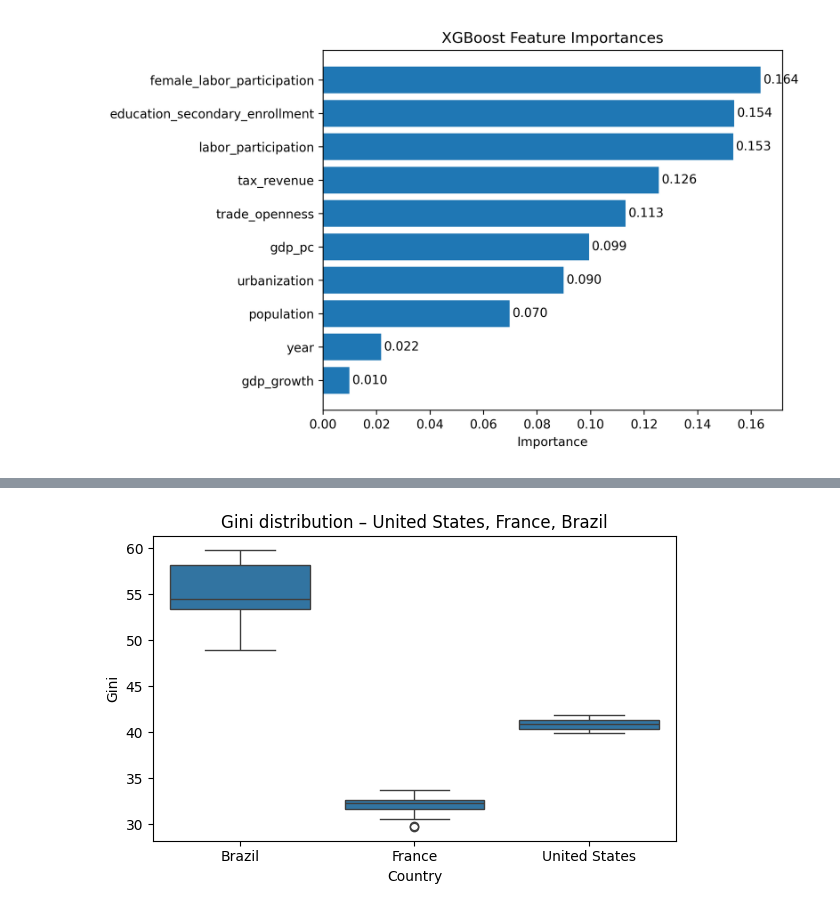
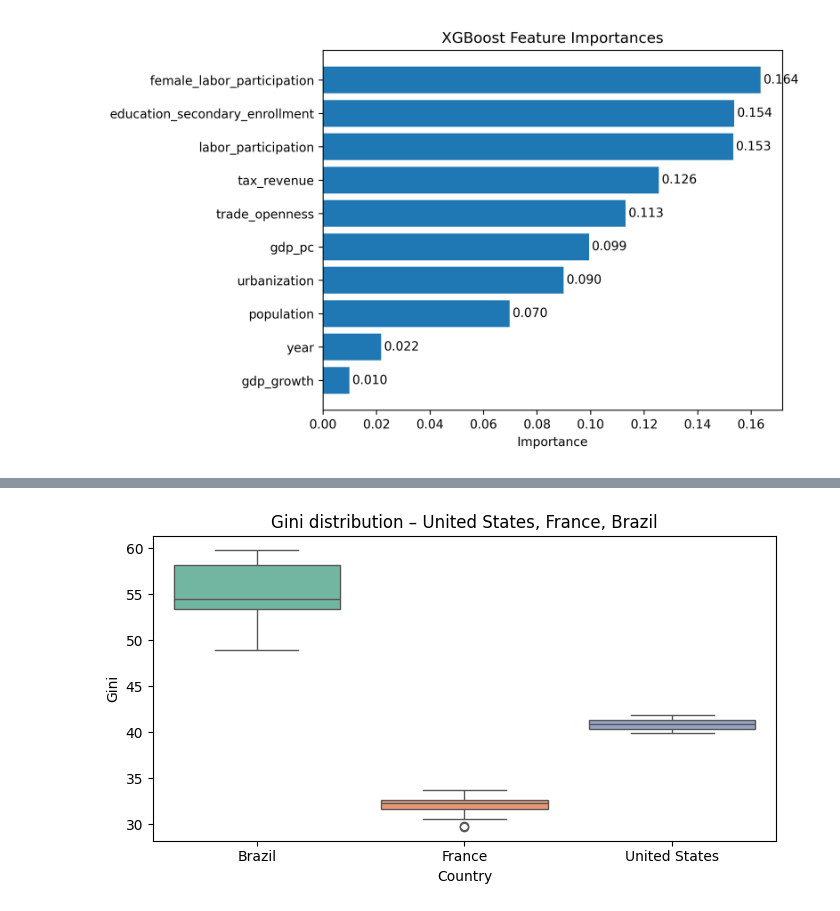
Before and after one commit to juliettelouppe/Gini-index-prediction, a Jupyter notebook: notebooks/04-results.ipynb, the cells around one changed output, grey strips where cells are left out. Cells and saved outputs as stored; diff of their text form; code cells hidden in the pictures.

```diff
--- a/notebooks/04-results.ipynb
+++ b/notebooks/04-results.ipynb
@@ -1,49 +1,88 @@
 # %%
+
 import sys
 from pathlib import Path
 
 import pandas as pd
 import matplotlib.pyplot as plt
 import seaborn as sns
-
-project_root = Path().resolve().parents[0]
-print("Project root:", project_root)
-if str(project_root) not in sys.path:
-    sys.path.append(str(project_root))
-
-from src.preprocessing import clean_inequality_data
+from IPython.display import Image, display
 
 
-raw_file = project_root / "data" / "wb_inequality_data.xlsx"
-clean_file = project_root / "data" / "inequality_clean.xlsx"
+# ============================================================
+# 1) Définir les chemins
+# ============================================================
+project_root = Path().resolve().parents[0]
+data_path = project_root / "data"
+results_dir = project_root / "results"
 
-df = clean_inequality_data(input_path=raw_file, output_path=clean_file)
+results_dir.mkdir(exist_ok=True)
 
-from IPython.display import Image, display
-#display1
+print("Project root:", project_root)
+
+
+# ============================================================
+# 2) Charger les données nettoyées
+# ============================================================
+clean_file = data_path / "inequality_clean.xlsx"
+
+df = pd.read_excel(clean_file)
+print("Clean data loaded:", df.shape)
+df.head()
+
+
+# ============================================================
+# 3) Afficher les figures XGBoost générées dans PyCharm
+# ============================================================
+print("\n=== Figures du modèle XGBoost ===")
+
 display(Image(str(results_dir / "xgb_true_vs_pred.png")))
-#display2
 display(Image(str(results_dir / "xgb_feature_importances_plot.png")))
 
+
+# ============================================================
+# 4) Boxplot États-Unis / France / Brésil
+# ============================================================
 focus_countries = ["United States", "France", "Brazil"]
-
-results_dir = project_root / "results"
-results_dir.mkdir(exist_ok=True)
-
-
 df_focus = df[df["country"].isin(focus_countries)].copy()
 
-plt.figure(figsize=(6, 4))
-sns.boxplot(data=df_focus, x="country", y="gini")
+plt.figure(figsize=(7, 4))
+sns.boxplot(data=df_focus, x="country", y="gini", palette="Set2")
 plt.xlabel("Country")
 plt.ylabel("Gini")
 plt.title("Gini distribution – United States, France, Brazil")
 
 plt.tight_layout()
-output_path = results_dir / "boxplot_gini_us_fr_br.png"
-plt.savefig(output_path, dpi=300)
-print("Figure sauvegardée dans :", output_path)
+boxplot_path = results_dir / "boxplot_gini_us_fr_br.png"
+plt.savefig(boxplot_path, dpi=300)
+print("\nBoxplot saved in:", boxplot_path)
 
 plt.show()
+
+
+# ============================================================
+# 5) Top 10 pays les plus inégalitaires (moyenne du Gini)
+# ============================================================
+gini_mean = (
+    df.groupby("country")["gini"]
+    .mean()
+    .sort_values(ascending=False)
+)
+
+top10 = gini_mean.head(10)
+
+plt.figure(figsize=(8, 5))
+sns.barplot(x=top10.values, y=top10.index, palette="OrRd_r")
+plt.xlabel("Average Gini")
+plt.title("Top 10 Most Unequal Countries (Average Gini)")
+
+plt.tight_layout()
+top10_path = results_dir / "top10_inequality.png"
+plt.savefig(top10_path, dpi=300)
+print("\nTop 10 figure saved in:", top10_path)
+
+plt.show()
+
+top10
 # %% [output]
 Project root: /workspaces/Gini-index-prediction
@@ -69 +98 @@ Figure sauvegardée dans : /workspaces/Gini-index-prediction/results/boxplot_gin
-[figure, old version]
+[figure, new version]
```
Also changed, not shown: parts of 1 cell of this notebook.
